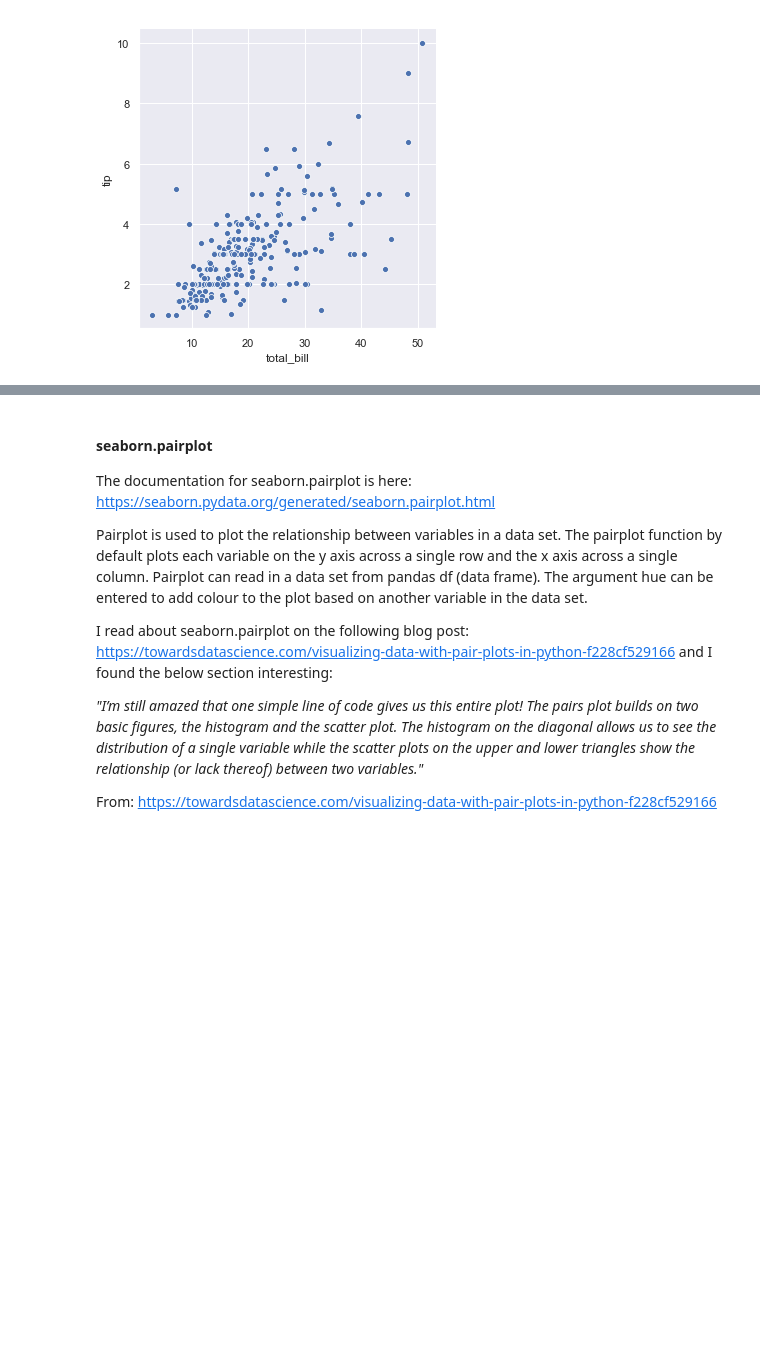
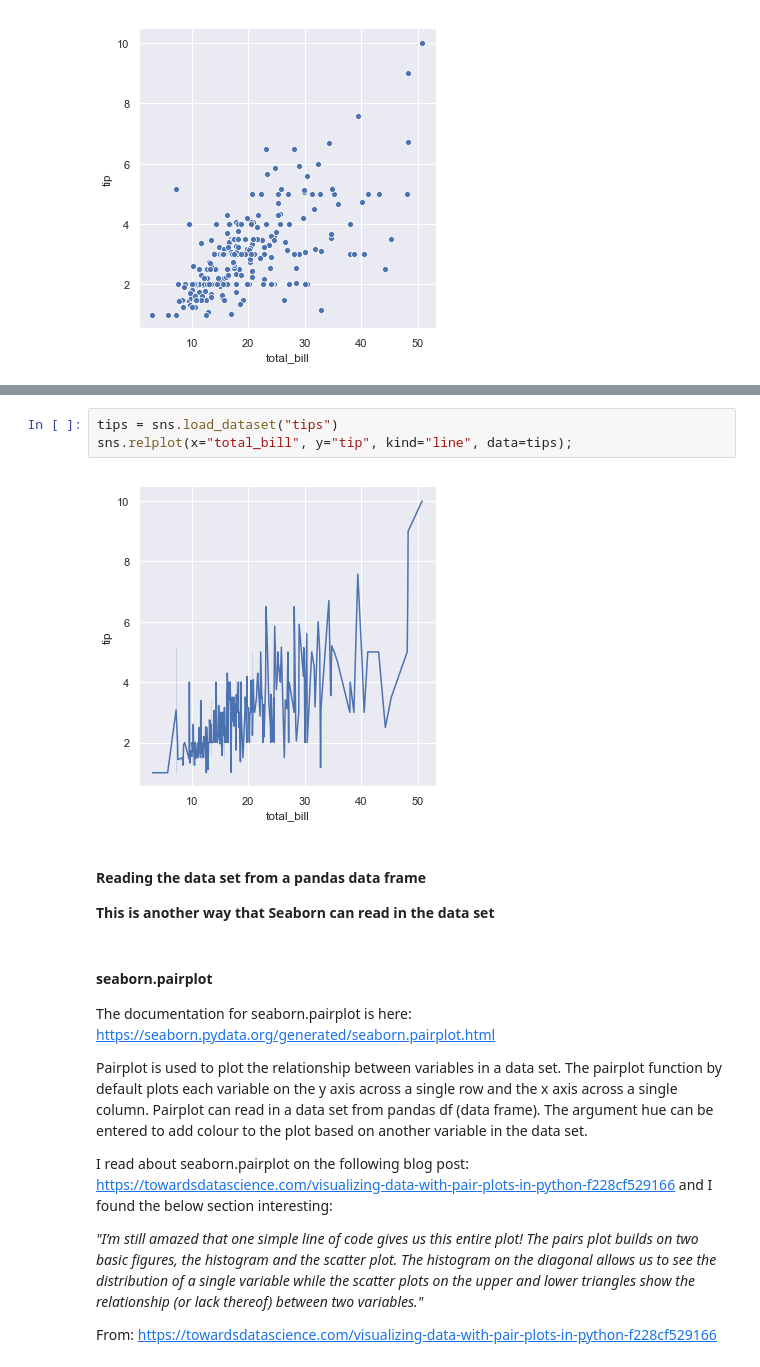
Before and after one commit to johndunne2019/Fundamentals-of-Data-Analysis-Project-2019, a Jupyter notebook: Tips-Dataset.ipynb, the cells around one changed output, grey strips where cells are left out. Cells and saved outputs as stored; diff of their text form; blank space fills up the shorter version.

```diff
--- a/Tips-Dataset.ipynb
+++ b/Tips-Dataset.ipynb
@@ -335,3 +349,12 @@ sns.relplot(x="total_bill", y="tip", data=tips);
+# %%
+tips = sns.load_dataset("tips")
+sns.relplot(x="total_bill", y="tip", kind="line", data=tips);
+# %% [output]
+[figure, added]
+# %% [markdown]
+#### Reading the data set from a pandas data frame
+
+**This is another way that Seaborn can read in the data set**
 # %% [markdown]
 #### seaborn.pairplot
 
```
Also changed, not shown: parts of 4 cells of this notebook.
